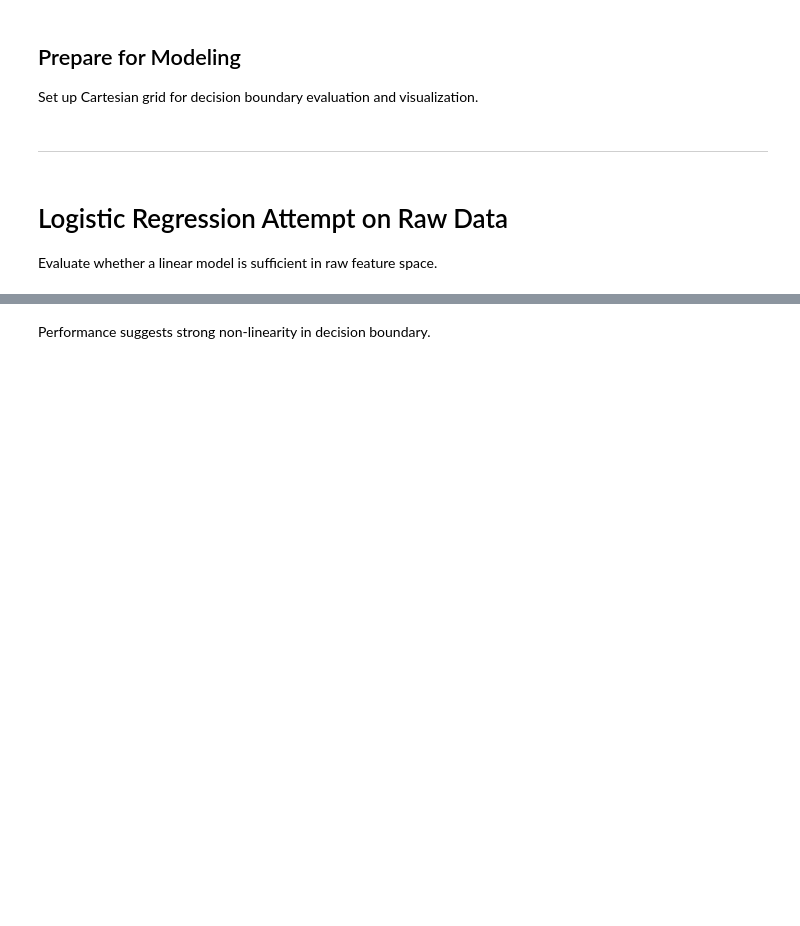
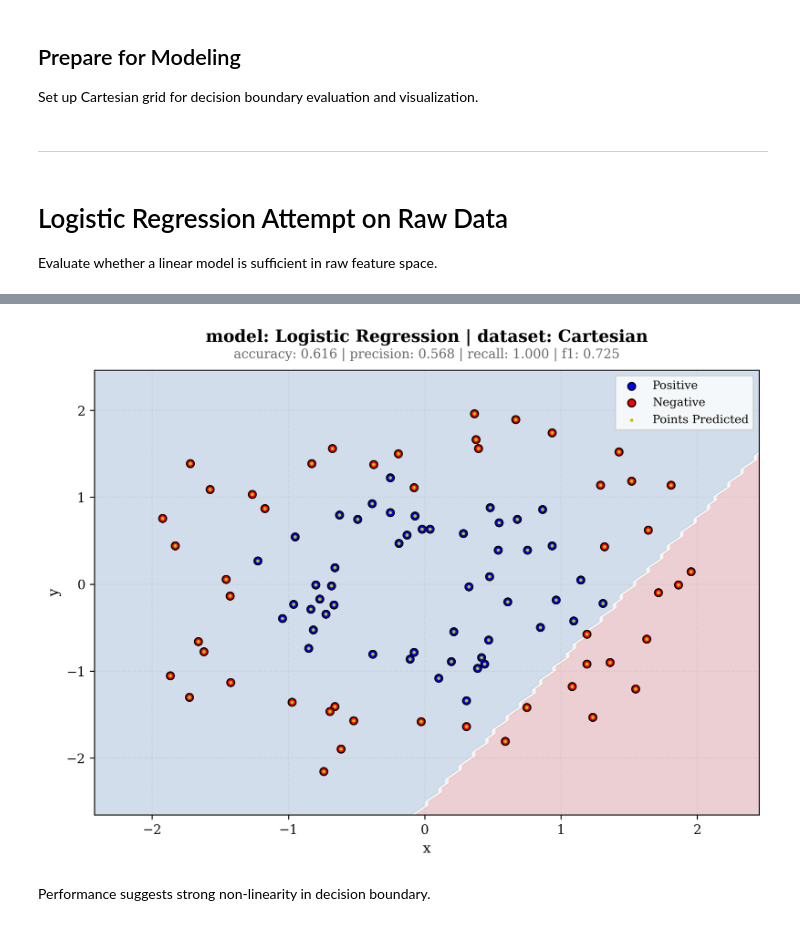
Before and after one commit to apsket/feature-representation-vs-model-complexity, a Jupyter notebook: notebooks/01_exploration.ipynb, the cells around one changed output, grey strips where cells are left out. Cells and saved outputs as stored; diff of their text form; code cells hidden in the pictures; blank space fills up the shorter version.

```diff
--- a/notebooks/01_exploration.ipynb
+++ b/notebooks/01_exploration.ipynb
@@ -118,12 +123,16 @@ lr_metrics.to_pandas()
 # %%
 fig, ax = plot_decision_boundary(
-    model=lr_model, X=dataset.X, y=dataset.y,
+    model=lr_model, dataset_X=dataset.X, dataset_y=dataset.y,
     prediction_domain=grid_cartesian, grid_x=grid_x, grid_y=grid_y,
     title=f'model: {lr_metrics.metadata['model']} | dataset: {lr_metrics.metadata['dataset']}',
     metrics=lr_metrics.to_dict(),
+    axis_x_label='x',
+    axis_y_label='y'
 )
 
 display(fig)
+# %% [output]
+[figure, added]
 # %%
 plot_manager.handle(fig, name='logi_regr_rectangular')
 # %% [markdown]
```
Also changed, not shown: parts of 3 cells of this notebook, 10 other files.
